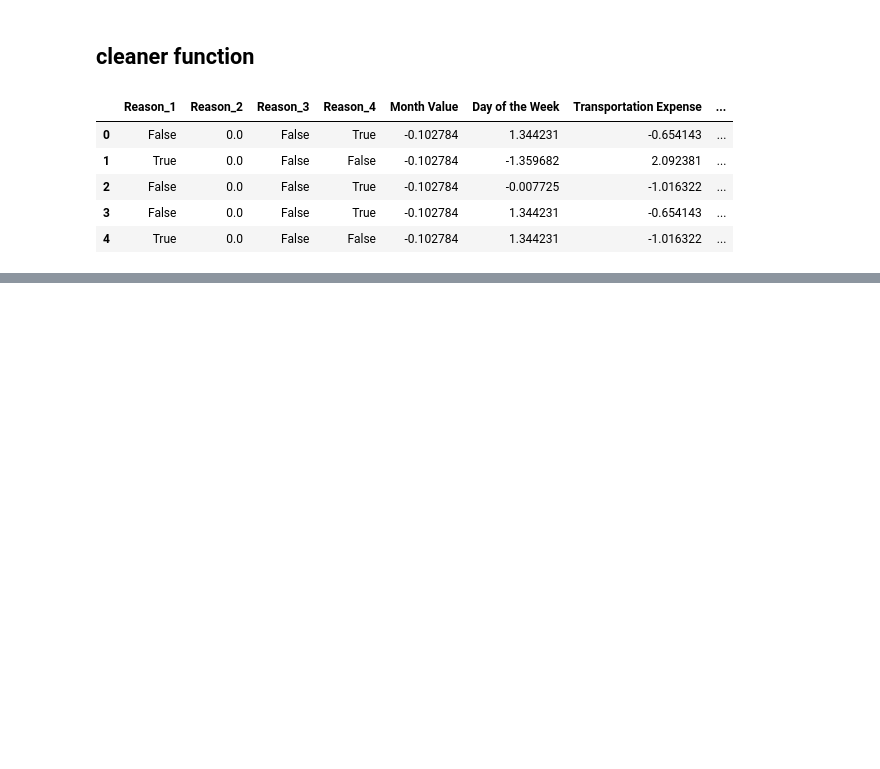
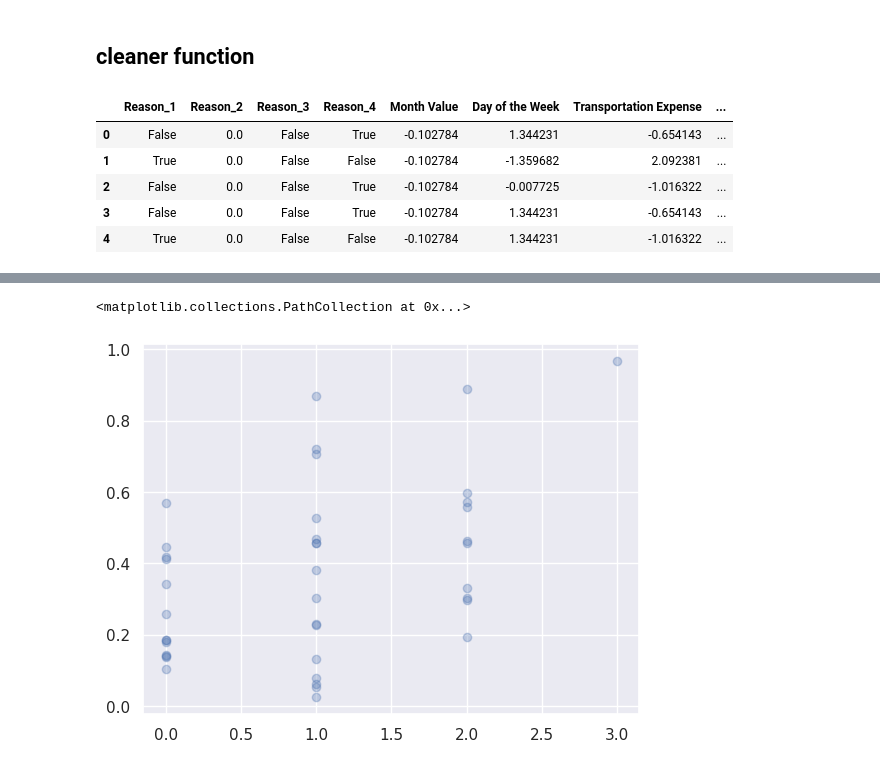
Before and after one commit to LastExile16/DataScience, a Jupyter notebook: case_study/tf_absenteeism_final/load_model.ipynb, the cells around one changed output, grey strips where cells are left out. Saved outputs shown, nothing was run; the diff lists cells and outputs as text; code cells hidden in the pictures; blank space fills up the shorter version.

```diff
--- a/case_study/tf_absenteeism_final/load_model.ipynb
+++ b/case_study/tf_absenteeism_final/load_model.ipynb
@@ -131,0 +212,5 @@ array([[0.13952322],
+# %%
+plt.scatter(unscaled_data['Children'], unscaled_data['Probability'], alpha=0.3)
+# %% [output]
+<matplotlib.collections.PathCollection at 0x...>
+[figure, added]
```
Also changed, not shown: parts of 12 cells of this notebook.
